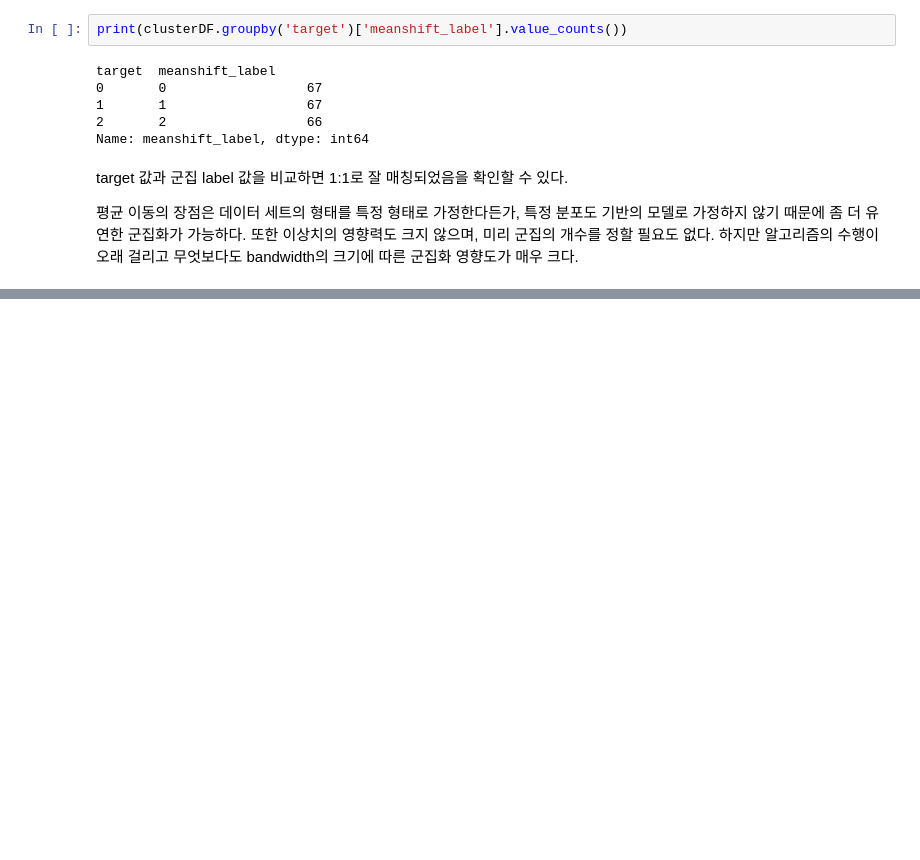
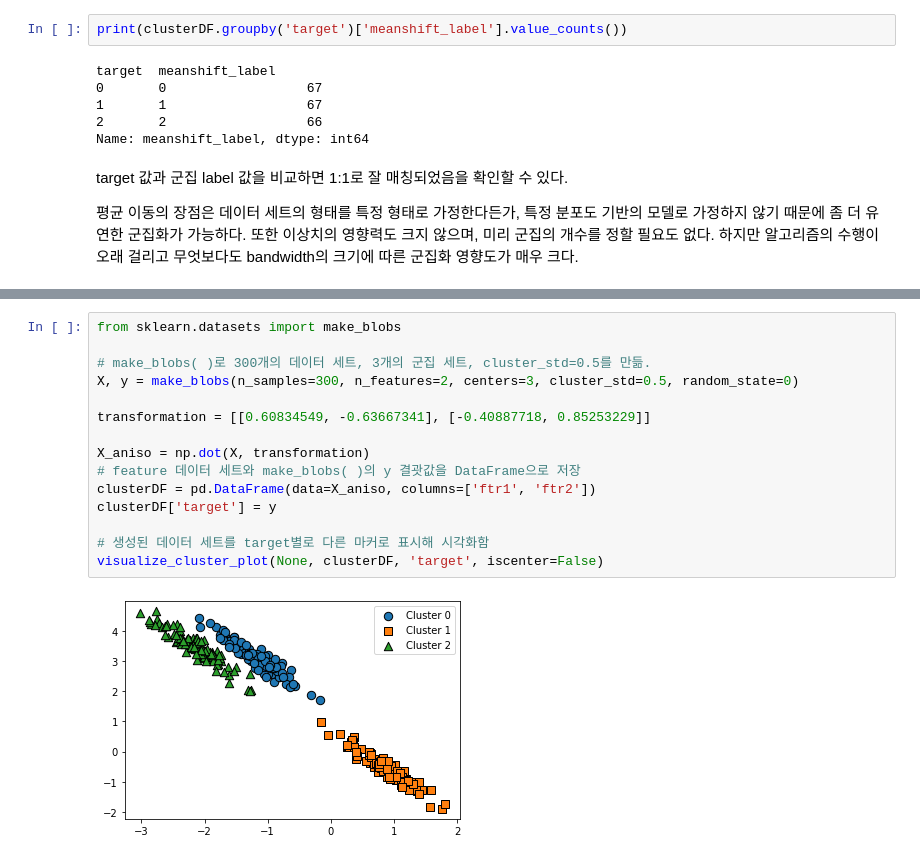
Before and after one commit to spacemaninSeoul/PythonMachinelearningGuide, a Jupyter notebook: [파이썬머신러닝완벽가이드]_VII_군집화.ipynb, the cells around one changed output, grey strips where cells are left out. Cells and saved outputs as stored; diff of their text form; blank space fills up the shorter version.

```diff
--- a/[파이썬머신러닝완벽가이드]_VII_군집화.ipynb
+++ b/[파이썬머신러닝완벽가이드]_VII_군집화.ipynb
@@ -401,0 +522,17 @@ target 값과 군집 label 값을 비교하면 1:1로 잘 매칭되었음을 확
+# %%
+from sklearn.datasets import make_blobs
+
+# make_blobs( )로 300개의 데이터 세트, 3개의 군집 세트, cluster_std=0.5를 만듦.
+X, y = make_blobs(n_samples=300, n_features=2, centers=3, cluster_std=0.5, random_state=0)
+
+transformation = [[0.60834549, -0.63667341], [-0.40887718, 0.85253229]]
+
+X_aniso = np.dot(X, transformation)
+# feature 데이터 세트와 make_blobs( )의 y 결괏값을 DataFrame으로 저장
+clusterDF = pd.DataFrame(data=X_aniso, columns=['ftr1', 'ftr2'])
+clusterDF['target'] = y
+
+# 생성된 데이터 세트를 target별로 다른 마커로 표시해 시각화함
+visualize_cluster_plot(None, clusterDF, 'target', iscenter=False)
+# %% [output]
+[figure, added]
```
Also changed, not shown: parts of 64 cells of this notebook.
